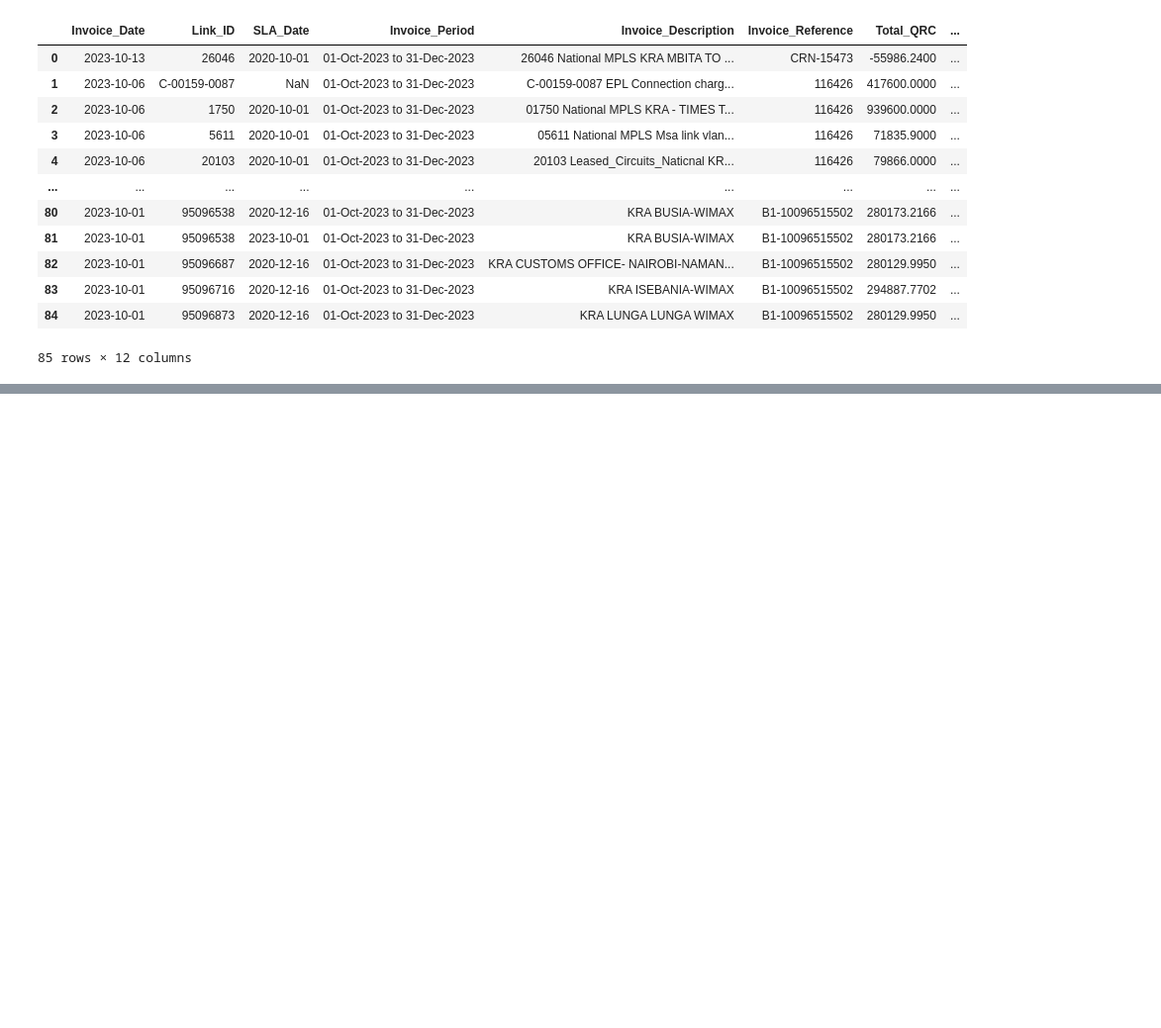
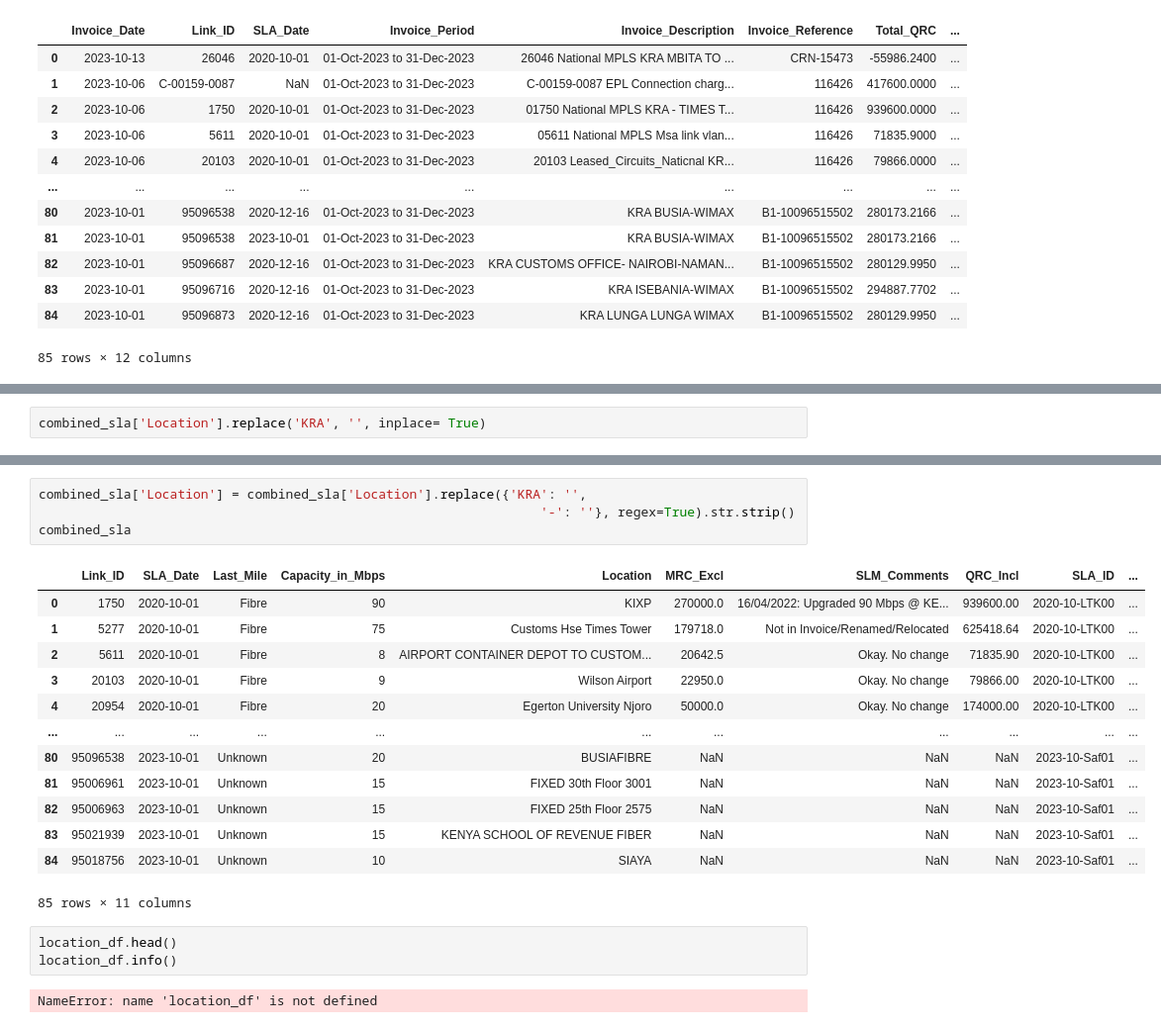
Before and after one commit to JackronyK/SLA_ETL, a Jupyter notebook: Data_Wrangling WS.ipynb, the cells around one changed output, grey strips where cells are left out. Shown: that part at 99% size. Drawn from its saved outputs; the diff is of its cells as text; blank space fills up the shorter version.

```diff
--- a/Data_Wrangling WS.ipynb
+++ b/Data_Wrangling WS.ipynb
@@ -2046,0 +2202,2 @@ combined_Invoice
+# %%
+combined_sla['Location'].replace('KRA', '', inplace= True)
@@ -2046,0 +2223,23 @@ combined_Invoice
+# %%
+combined_sla['Location'] = combined_sla['Location'].replace({'KRA': '',
+                                                                 '-': ''}, regex=True).str.strip()
+combined_sla
+# %% [output]
+|  | Link_ID | SLA_Date | Last_Mile | Capacity_in_Mbps | Location | MRC_Excl | SLM_Comments | QRC_Incl | SLA_ID | ... |
+| 0 | 1750 | 2020-10-01 | Fibre | 90 | KIXP | 270000.0 | 16/04/2022: Upgraded 90 Mbps @ KE... | 939600.00 | 2020-10-LTK00 | ... |
+| 1 | 5277 | 2020-10-01 | Fibre | 75 | Customs Hse Times Tower | 179718.0 | Not in Invoice/Renamed/Relocated | 625418.64 | 2020-10-LTK00 | ... |
+| 2 | 5611 | 2020-10-01 | Fibre | 8 | AIRPORT CONTAINER DEPOT TO CUSTOM... | 20642.5 | Okay. No change | 71835.90 | 2020-10-LTK00 | ... |
+| 3 | 20103 | 2020-10-01 | Fibre | 9 | Wilson Airport | 22950.0 | Okay. No change | 79866.00 | 2020-10-LTK00 | ... |
+| 4 | 20954 | 2020-10-01 | Fibre | 20 | Egerton University Njoro | 50000.0 | Okay. No change | 174000.00 | 2020-10-LTK00 | ... |
+| ... | ... | ... | ... | ... | ... | ... | ... | ... | ... | ... |
+| 80 | 95096538 | 2023-10-01 | Unknown | 20 | BUSIAFIBRE | NaN | NaN | NaN | 2023-10-Saf01 | ... |
+| 81 | 95006961 | 2023-10-01 | Unknown | 15 | FIXED 30th Floor 3001 | NaN | NaN | NaN | 2023-10-Saf01 | ... |
+| 82 | 95006963 | 2023-10-01 | Unknown | 15 | FIXED 25th Floor 2575 | NaN | NaN | NaN | 2023-10-Saf01 | ... |
+| 83 | 95021939 | 2023-10-01 | Unknown | 15 | KENYA SCHOOL OF REVENUE FIBER | NaN | NaN | NaN | 2023-10-Saf01 | ... |
+| 84 | 95018756 | 2023-10-01 | Unknown | 10 | SIAYA | NaN | NaN | NaN | 2023-10-Saf01 | ... |
+85 rows × 11 columns
+# %%
+location_df.head()
+location_df.info()
+# %% [output]
+NameError: name 'location_df' is not defined
```
Also changed, not shown: parts of 34 cells of this notebook, 11 other files.
